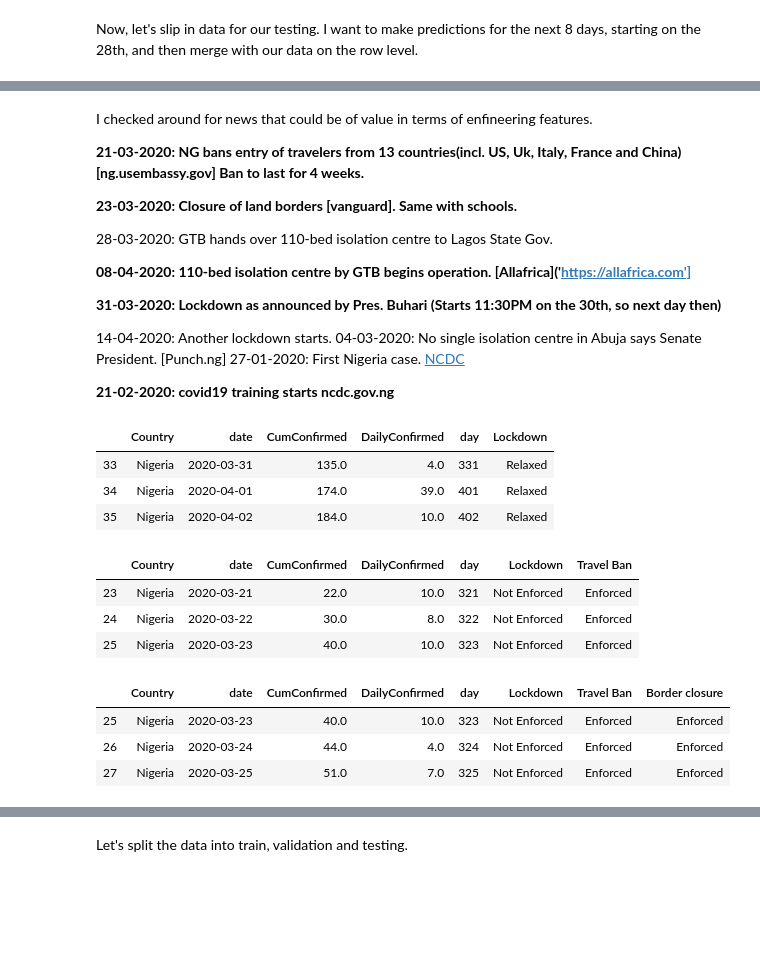
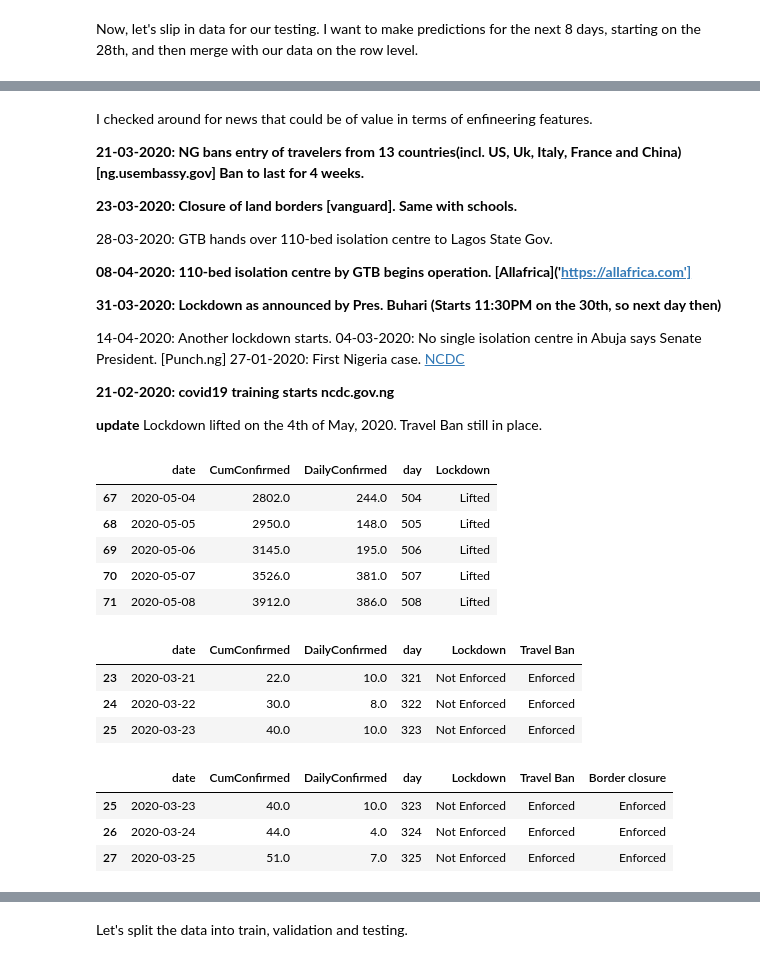
Before and after one commit to iameo/iameo-blog-src, a Jupyter notebook: content/notebooks/Covid19_Forecasting(NG).ipynb, the cells around one changed output, grey strips where cells are left out. Saved outputs shown, nothing was run; the diff lists cells and outputs as text; code cells hidden in the pictures; blank space fills up the shorter version.

```diff
--- a/content/notebooks/Covid19_Forecasting(NG).ipynb
+++ b/content/notebooks/Covid19_Forecasting(NG).ipynb
@@ -297,11 +297,11 @@ NG_data.iplot(x='date', y='DailyConfirmed', color='purple')
 [interactive output not drawn]
 # %%
 #drop recovery and death cases
-NG_data.drop(["CumRecovered", "CumDeaths"], axis=1, inplace=True)
+NG_data.drop(["Country", "CumRecovered", "CumDeaths"], axis=1, inplace=True)
 # %% [markdown]
 Now, let's slip in data for our testing. I want to make predictions for the next 8 days, starting on the 28th, and then merge with our data on the row level.
 # %%
-post_date = ['2020-05-04','2020-05-05', '2020-05-06', '2020-05-07', '2020-05-08', '2020-05-09', '2020-05-10']
+post_date = ['2020-05-20','2020-05-21', '2020-05-22', '2020-05-23', '2020-05-24', '2020-05-25', '2020-05-26','2020-05-27', '2020-05-28','2020-05-29','2020-05-30','2020-05-31']
 post_incident = pd.DataFrame(post_date, columns=["date"])
 post_incident["date"] = post_incident['date'].astype('datetime64[ns]')
 post_incident #the next 7 days
@@ -364,6 +380,10 @@ I checked around for news that could be of value in terms of enfineering feature
 27-01-2020: First Nigeria case. [NCDC]('https://ncdc.gov.ng')
 
 **21-02-2020: covid19 training starts ncdc.gov.ng**
+
+**update**
+Lockdown lifted on the 4th of May, 2020.
+Travel Ban still in place.
 # %%
 def assumed_lkdown(val):
     if val <= 330:
@@ -372,6 +392,8 @@ def assumed_lkdown(val):
         return "Relaxed"
     elif val >= 403 and val <=410: #police mobilization and lockdown security goes up
         return "Tight"
+    elif val >= 504:
+        return "Lifted"
     else:
         return "Relaxed"
 
@@ -379,30 +401,32 @@ def assumed_lkdown(val):
 #Lagos, Abuja, and Kano hold high cases and the assumed lockdown was modelled from them.
 # %%
 covid19_NG["Lockdown"] = covid19_NG["day"].apply(assumed_lkdown)
-covid19_NG[covid19_NG["Lockdown"] == "Relaxed"].head(3)
+covid19_NG[covid19_NG["Lockdown"] == "Lifted"].head()
 # %% [output]
-|  | Country | date | CumConfirmed | DailyConfirmed | day | Lockdown |
-| 33 | Nigeria | 2020-03-31 | 135.0 | 4.0 | 331 | Relaxed |
-| 34 | Nigeria | 2020-04-01 | 174.0 | 39.0 | 401 | Relaxed |
-| 35 | Nigeria | 2020-04-02 | 184.0 | 10.0 | 402 | Relaxed |
+|  | date | CumConfirmed | DailyConfirmed | day | Lockdown |
+| 67 | 2020-05-04 | 2802.0 | 244.0 | 504 | Lifted |
+| 68 | 2020-05-05 | 2950.0 | 148.0 | 505 | Lifted |
+| 69 | 2020-05-06 | 3145.0 | 195.0 | 506 | Lifted |
+| 70 | 2020-05-07 | 3526.0 | 381.0 | 507 | Lifted |
+| 71 | 2020-05-08 | 3912.0 | 386.0 | 508 | Lifted |
 # %%
 covid19_NG["Travel Ban"] = covid19_NG["day"].apply(lambda x: "Enforced" if x >= 321 else "Not Enforced")
 covid19_NG[covid19_NG["Travel Ban"] == "Enforced"].head(3)
 
 #321 - 21st of March, when ban became effective.
 # %% [output]
-|  | Country | date | CumConfirmed | DailyConfirmed | day | Lockdown | Travel Ban |
-| 23 | Nigeria | 2020-03-21 | 22.0 | 10.0 | 321 | Not Enforced | Enforced |
-| 24 | Nigeria | 2020-03-22 | 30.0 | 8.0 | 322 | Not Enforced | Enforced |
-| 25 | Nigeria | 2020-03-23 | 40.0 | 10.0 | 323 | Not Enforced | Enforced |
+|  | date | CumConfirmed | DailyConfirmed | day | Lockdown | Travel Ban |
+| 23 | 2020-03-21 | 22.0 | 10.0 | 321 | Not Enforced | Enforced |
+| 24 | 2020-03-22 | 30.0 | 8.0 | 322 | Not Enforced | Enforced |
+| 25 | 2020-03-23 | 40.0 | 10.0 | 323 | Not Enforced | Enforced |
 # %%
 covid19_NG["Border closure"] = covid19_NG["day"].apply(lambda x: "Enforced" if x >= 323 else "Not Enforced")
 covid19_NG[covid19_NG["Border closure"] == "Enforced"].head(3)
 # %% [output]
-|  | Country | date | CumConfirmed | DailyConfirmed | day | Lockdown | Travel Ban | Border closure |
-| 25 | Nigeria | 2020-03-23 | 40.0 | 10.0 | 323 | Not Enforced | Enforced | Enforced |
-| 26 | Nigeria | 2020-03-24 | 44.0 | 4.0 | 324 | Not Enforced | Enforced | Enforced |
-| 27 | Nigeria | 2020-03-25 | 51.0 | 7.0 | 325 | Not Enforced | Enforced | Enforced |
+|  | date | CumConfirmed | DailyConfirmed | day | Lockdown | Travel Ban | Border closure |
+| 25 | 2020-03-23 | 40.0 | 10.0 | 323 | Not Enforced | Enforced | Enforced |
+| 26 | 2020-03-24 | 44.0 | 4.0 | 324 | Not Enforced | Enforced | Enforced |
+| 27 | 2020-03-25 | 51.0 | 7.0 | 325 | Not Enforced | Enforced | Enforced |
 # %%
 covid19_NG["dayName"] = covid19_NG.date.dt.day_name()
 covid19_NG.head()
```
Also changed, not shown: parts of 29 cells of this notebook, 8 other files.
